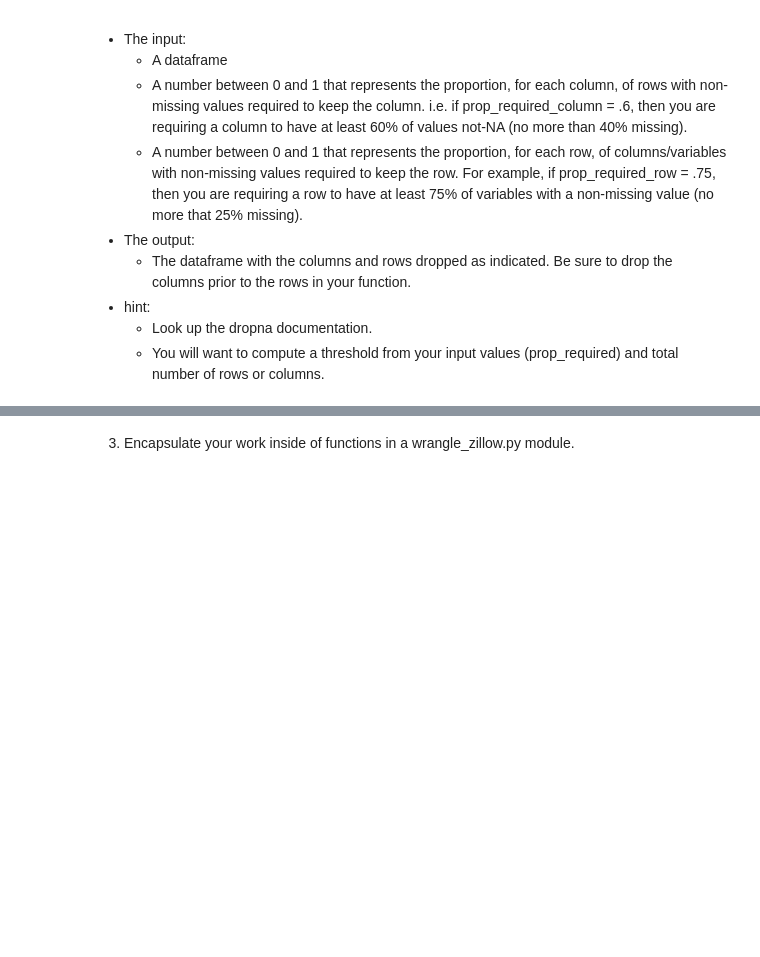
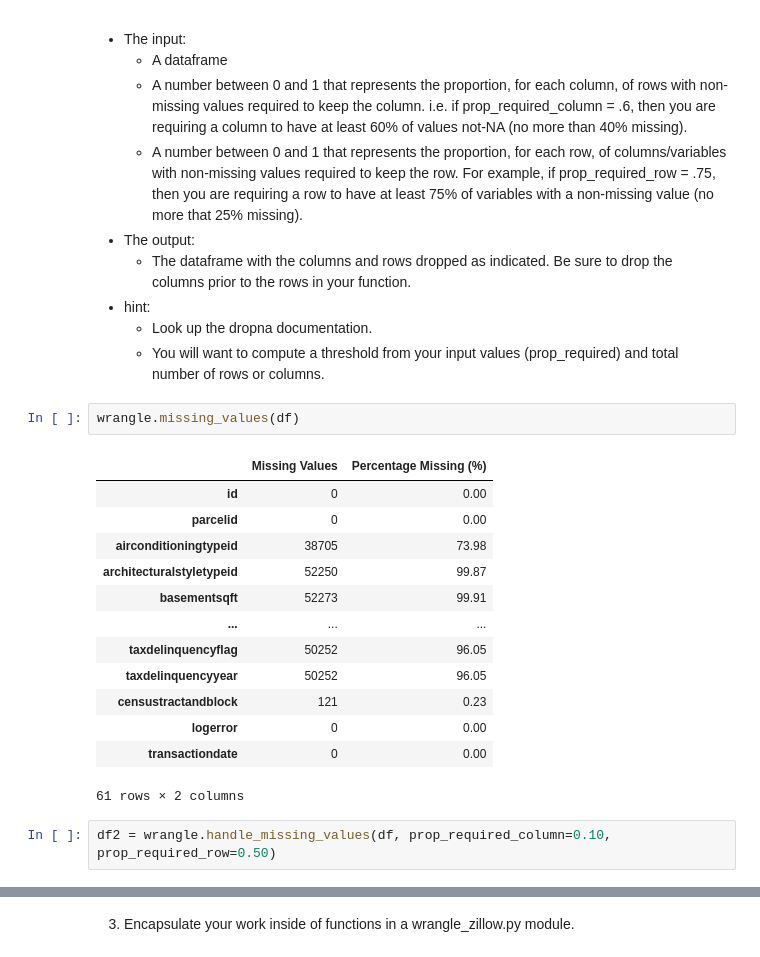
Before and after one commit to Marc-Aradillas/clustering-exercises, a Jupyter notebook: zillow.ipynb, the cells around one changed output, grey strips where cells are left out. Cells and saved outputs as stored; diff of their text form; blank space fills up the shorter version.

```diff
--- a/zillow.ipynb
+++ b/zillow.ipynb
@@ -342,3 +381,21 @@ None
 * hint:
     * Look up the dropna documentation.
     * You will want to compute a threshold from your input values (prop_required) and total number of rows or columns.
+# %%
+wrangle.missing_values(df)
+# %% [output]
+|  | Missing Values | Percentage Missing (%) |
+| id | 0 | 0.00 |
+| parcelid | 0 | 0.00 |
+| airconditioningtypeid | 38705 | 73.98 |
+| architecturalstyletypeid | 52250 | 99.87 |
+| basementsqft | 52273 | 99.91 |
+| ... | ... | ... |
+| taxdelinquencyflag | 50252 | 96.05 |
+| taxdelinquencyyear | 50252 | 96.05 |
+| censustractandblock | 121 | 0.23 |
+| logerror | 0 | 0.00 |
+| transactiondate | 0 | 0.00 |
+61 rows × 2 columns
+# %%
+df2 = wrangle.handle_missing_values(df, prop_required_column=0.10, prop_required_row=0.50)
```
Also changed, not shown: parts of 7 cells of this notebook, 3 other files.
